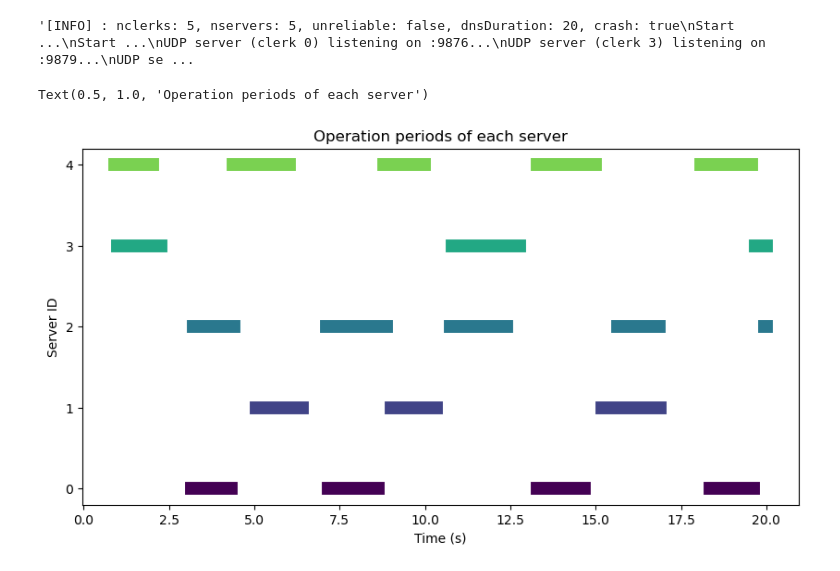
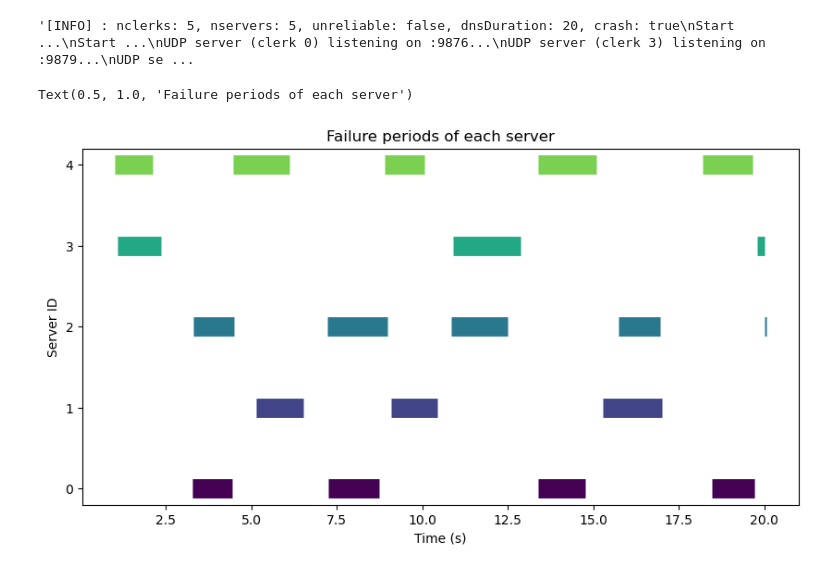
Before and after one commit to AmyTao/MyDNS, a Jupyter notebook: src/client_tests/vis_result.ipynb, the cells around one changed output. Cells and saved outputs as stored; diff of their text form; code cells hidden in the pictures.

Commit message:
Fixed plotting bug

```diff
--- a/src/client_tests/vis_result.ipynb
+++ b/src/client_tests/vis_result.ipynb
@@ -83,7 +83,7 @@ pattern = r'server (\d+).*?m\=\+(\d+\.\d+)'
 
 import re, itertools
 
-OFFSET = 0.1
+OFFSET = 0.
 
 data = re.findall(pattern, log, re.DOTALL)
 
@@ -100,21 +100,21 @@ server_data = {k: [float(v)-OFFSET for _, v in g] for k, g in grouped_data}
 # %%
 # Plot the operation periods of each server
 
 fig, ax = plt.subplots(figsize=(10, 5))
 
 for server_id, data in server_data.items():
     data = data + [20] if len(data) % 2 == 1 else data
     server_id = int(server_id)
 
     cmap = plt.get_cmap('viridis')
 
     for i in range(0, len(data), 2):
-        ax.plot([data[i], data[i+1]], [server_id, server_id], c=cmap(0.2 * server_id), lw=10)
+        ax.plot([data[i], data[i+1]], [server_id, server_id], c=cmap(0.2 * server_id), linewidth=15, solid_capstyle='butt')
 
-ax.set_yticks(list([float(x) for x in server_data.keys()]))
+ax.set_yticks([float(x) for x in server_data.keys()])
 ax.set_xlabel('Time (s)')
 ax.set_ylabel('Server ID')
-ax.set_title('Operation periods of each server')
+ax.set_title('Failure periods of each server')
 # %% [output]
-Text(0.5, 1.0, 'Operation periods of each server')
+Text(0.5, 1.0, 'Failure periods of each server')
-[figure, old version]
+[figure, new version]
```
